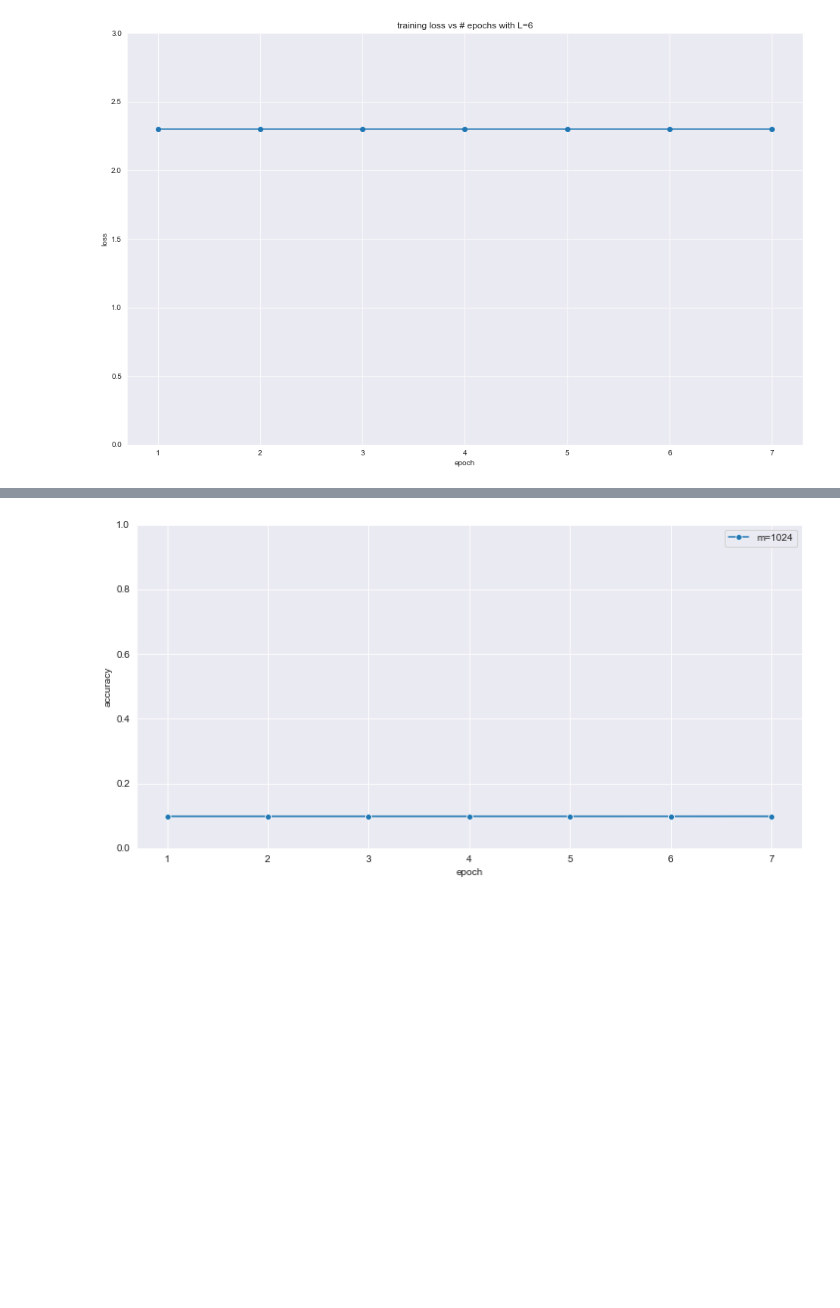
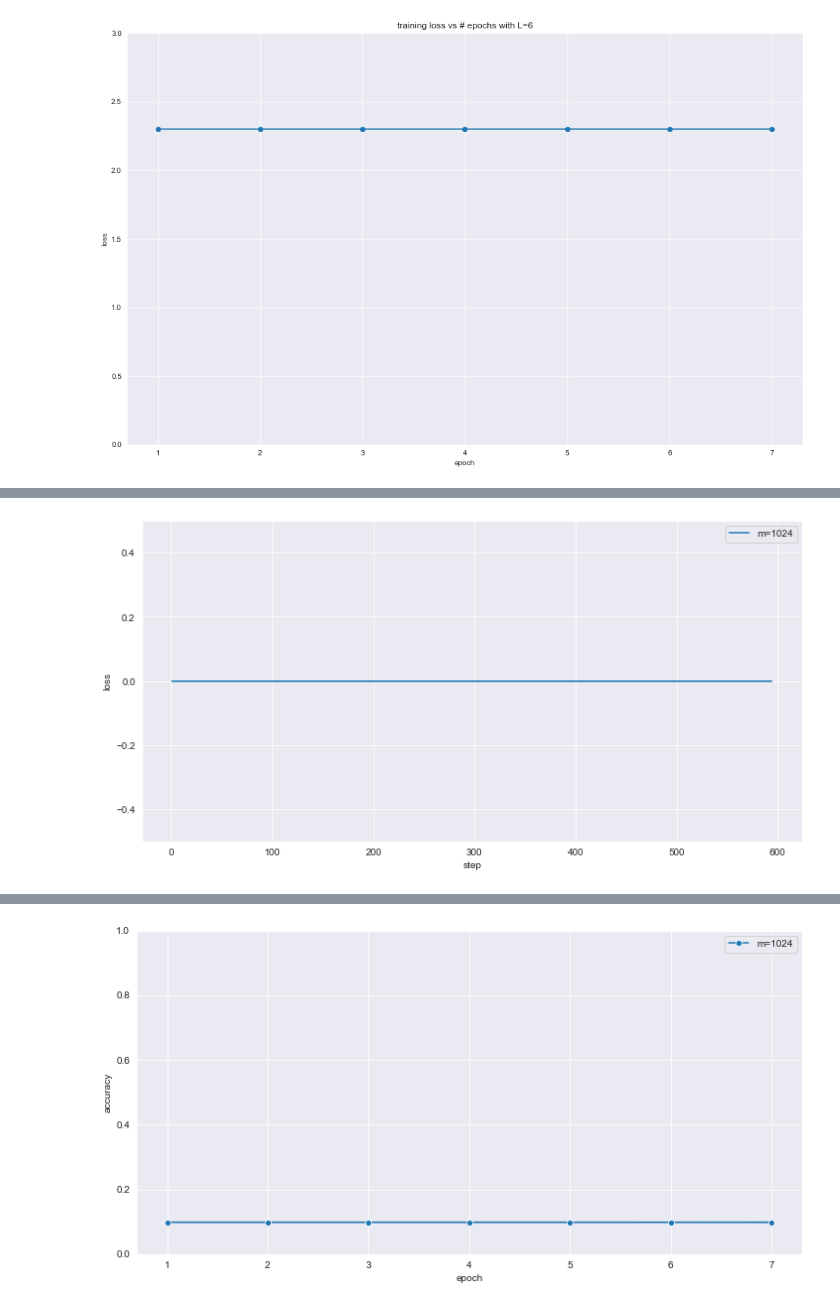
Before and after one commit to karl-hajjar/wide-networks, a Jupyter notebook: pytorch/notebooks/abc_parameterizations/training/std-ip.ipynb, the cells around one changed output, grey strips where cells are left out. Drawn from its saved outputs; the diff is of its cells as text; code cells hidden in the pictures; blank space fills up the shorter version.

```diff
--- a/pytorch/notebooks/abc_parameterizations/training/std-ip.ipynb
+++ b/pytorch/notebooks/abc_parameterizations/training/std-ip.ipynb
@@ -85,0 +106,8 @@ plt.show()
+# %%
+plt.figure(figsize=(12,6))
+plt.ylim(-0.5, 0.5)
+plot_metric_vs_time_std(WIDTH, step_res[L][WIDTH], metric='all_outputs', metric_name='loss',
+                        time='step', mode='training', marker='o')
+plt.show()
+# %% [output]
+[figure, added]
```
Also changed, not shown: parts of 6 cells of this notebook, 4 other files.
